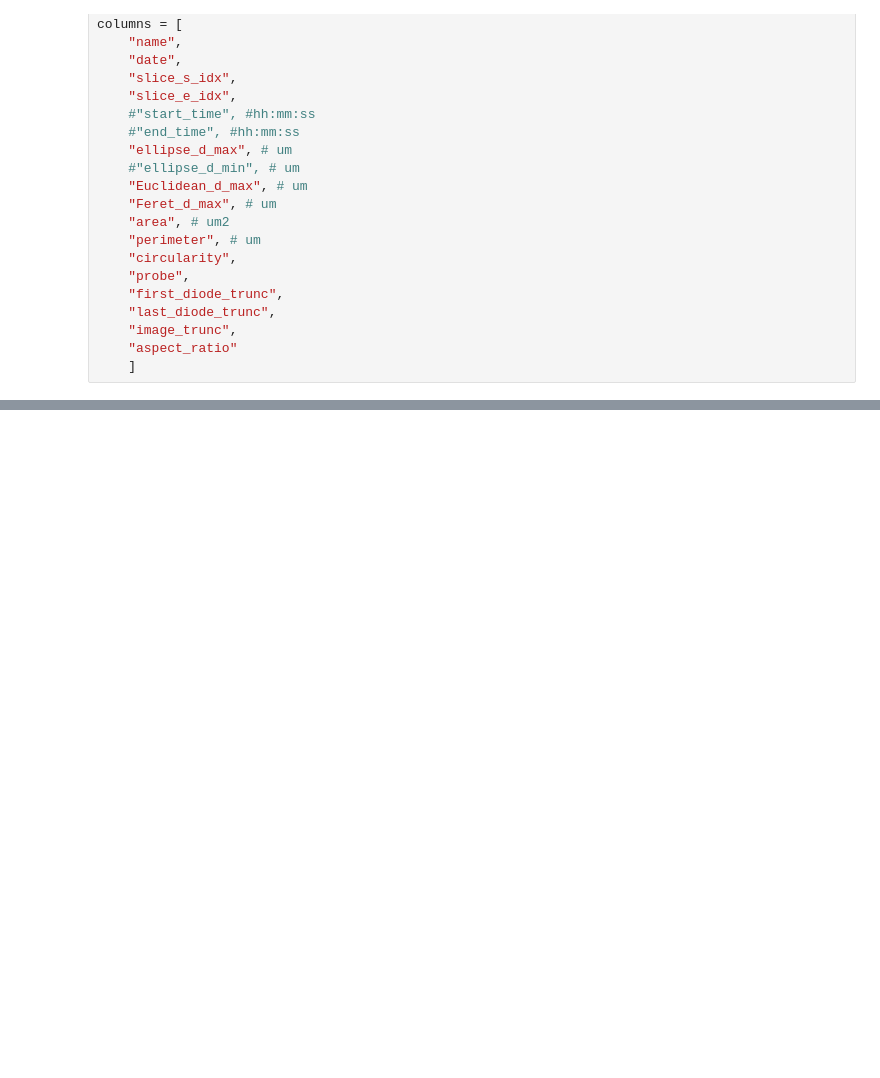
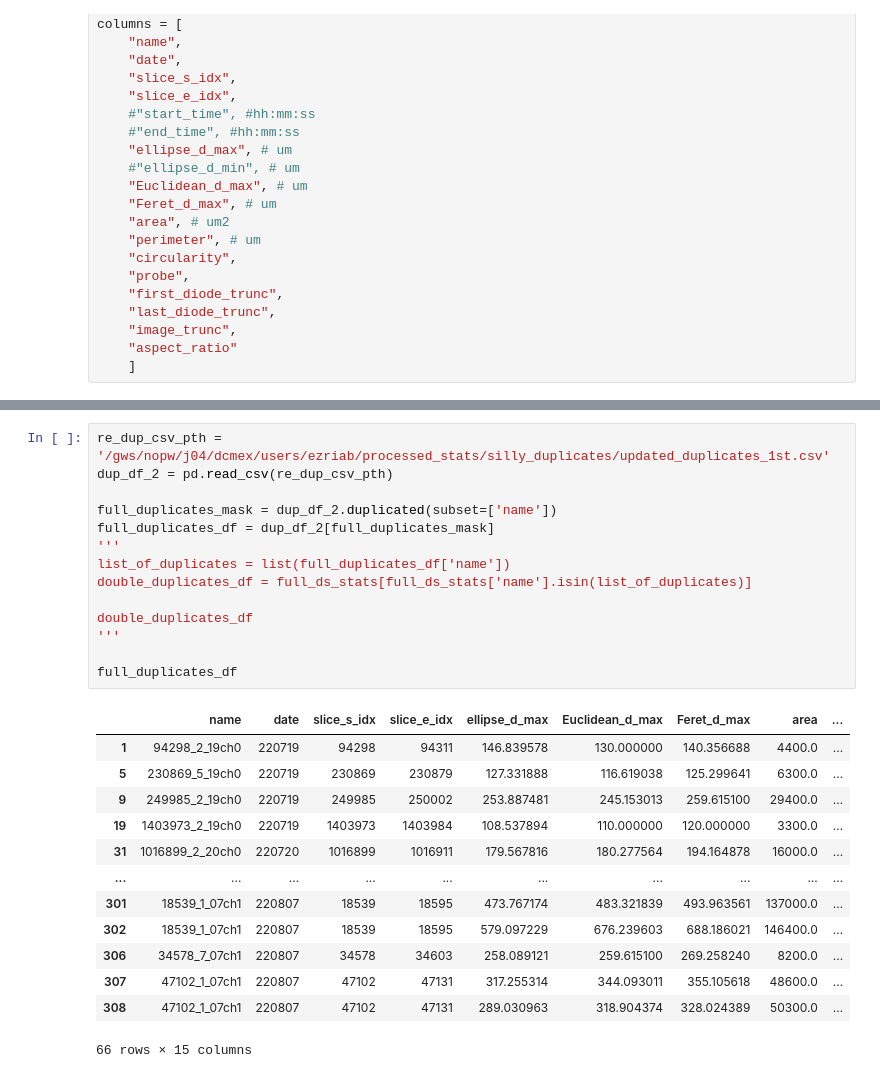
Before and after one commit to ezriri/CNN_basics, a Jupyter notebook: v2_image_re-labelling.ipynb, the cells around one changed output, grey strips where cells are left out. Saved outputs shown, nothing was run; the diff lists cells and outputs as text; blank space fills up the shorter version.

```diff
--- a/v2_image_re-labelling.ipynb
+++ b/v2_image_re-labelling.ipynb
@@ -600,0 +782,28 @@ particle_df
+# %%
+re_dup_csv_pth = '/gws/nopw/j04/dcmex/users/ezriab/processed_stats/silly_duplicates/updated_duplicates_1st.csv'
+dup_df_2 = pd.read_csv(re_dup_csv_pth)
+
+full_duplicates_mask = dup_df_2.duplicated(subset=['name'])
+full_duplicates_df = dup_df_2[full_duplicates_mask]
+'''
+list_of_duplicates = list(full_duplicates_df['name'])
+double_duplicates_df = full_ds_stats[full_ds_stats['name'].isin(list_of_duplicates)]
+
+double_duplicates_df
+'''
+
+full_duplicates_df
+# %% [output]
+|  | name | date | slice_s_idx | slice_e_idx | ellipse_d_max | Euclidean_d_max | Feret_d_max | area | ... |
+| 1 | 94298_2_19ch0 | 220719 | 94298 | 94311 | 146.839578 | 130.000000 | 140.356688 | 4400.0 | ... |
+| 5 | 230869_5_19ch0 | 220719 | 230869 | 230879 | 127.331888 | 116.619038 | 125.299641 | 6300.0 | ... |
+| 9 | 249985_2_19ch0 | 220719 | 249985 | 250002 | 253.887481 | 245.153013 | 259.615100 | 29400.0 | ... |
+| 19 | 1403973_2_19ch0 | 220719 | 1403973 | 1403984 | 108.537894 | 110.000000 | 120.000000 | 3300.0 | ... |
+| 31 | 1016899_2_20ch0 | 220720 | 1016899 | 1016911 | 179.567816 | 180.277564 | 194.164878 | 16000.0 | ... |
+| ... | ... | ... | ... | ... | ... | ... | ... | ... | ... |
+| 301 | 18539_1_07ch1 | 220807 | 18539 | 18595 | 473.767174 | 483.321839 | 493.963561 | 137000.0 | ... |
+| 302 | 18539_1_07ch1 | 220807 | 18539 | 18595 | 579.097229 | 676.239603 | 688.186021 | 146400.0 | ... |
+| 306 | 34578_7_07ch1 | 220807 | 34578 | 34603 | 258.089121 | 259.615100 | 269.258240 | 8200.0 | ... |
+| 307 | 47102_1_07ch1 | 220807 | 47102 | 47131 | 317.255314 | 344.093011 | 355.105618 | 48600.0 | ... |
+| 308 | 47102_1_07ch1 | 220807 | 47102 | 47131 | 289.030963 | 318.904374 | 328.024389 | 50300.0 | ... |
+66 rows × 15 columns
```
Also changed, not shown: parts of 5 cells of this notebook.
